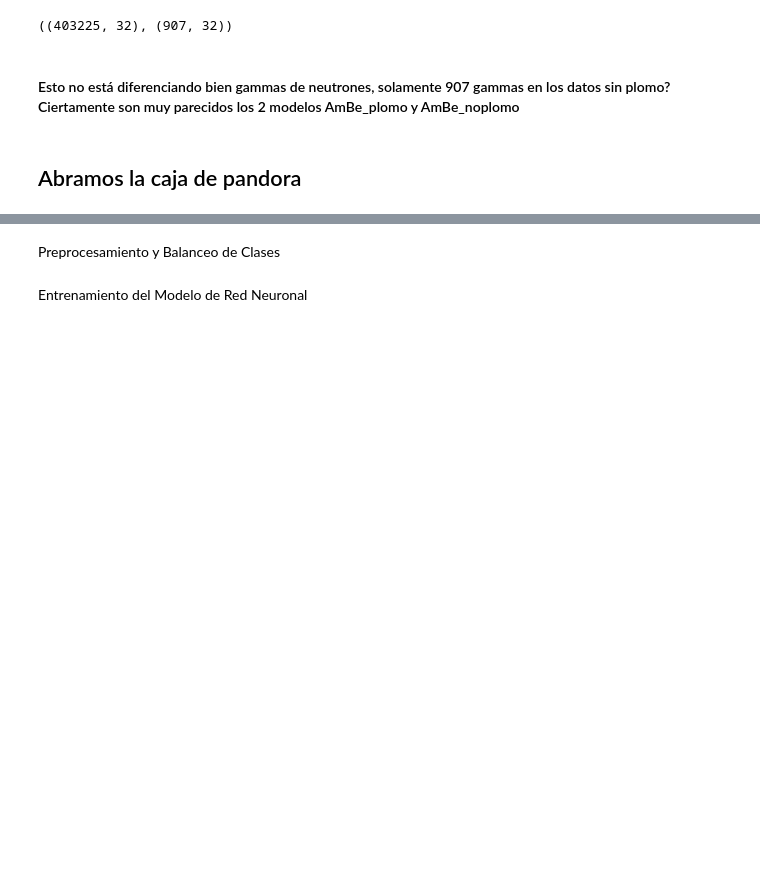
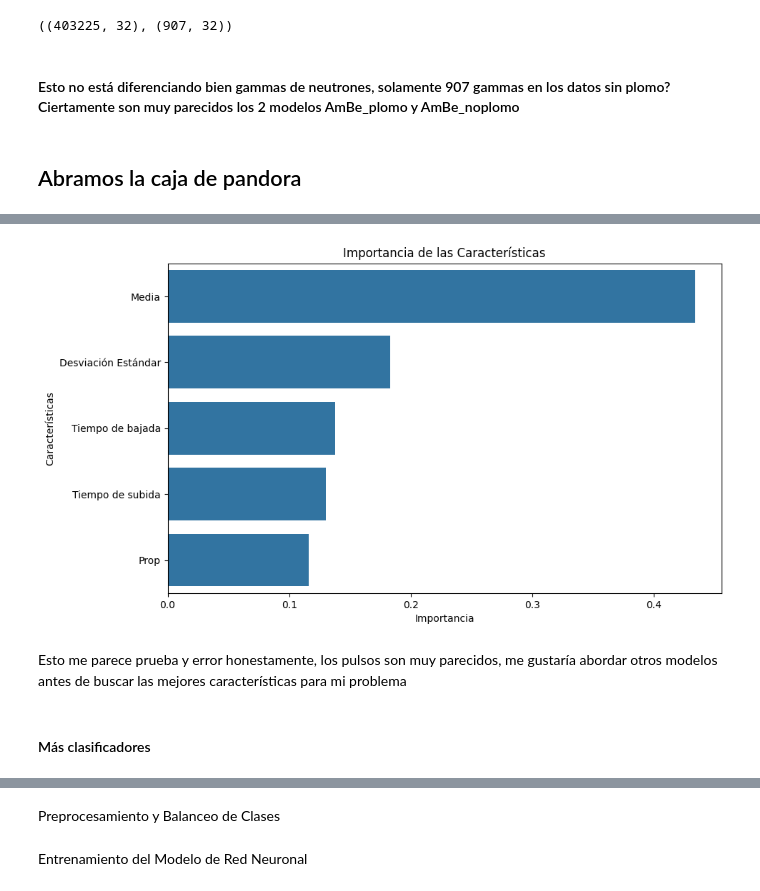
Before and after one commit to saisito/MLF_nunez-alejandro, a Jupyter notebook: nunez-alejandro.ipynb, the cells around one changed output, grey strips where cells are left out. Cells and saved outputs as stored; diff of their text form; code cells hidden in the pictures; blank space fills up the shorter version.

```diff
--- a/nunez-alejandro.ipynb
+++ b/nunez-alejandro.ipynb
@@ -853,0 +1160,17 @@ neutrones_predicha.shape, gamma_predicha.shape
+# %%
+from sklearn.ensemble import GradientBoostingClassifier
+from sklearn.metrics import confusion_matrix, classification_report
+
+# Definición del modelo
+gbm_clf = GradientBoostingClassifier(n_estimators=100, learning_rate=0.1, max_depth=3, random_state=42)
+
+# Entrenamiento del modelo
+gbm_clf.fit(X_train_features, y_train_balanced)
+
+# Predicciones
+y_pred_gbm = gbm_clf.predict(X_test_features)
+
+# Evaluación del modelo
+print("Gradient Boosting Accuracy:", np.mean(y_pred_gbm == y_test))
+print("Confusion Matrix:\n", confusion_matrix(y_test, y_pred_gbm))
+print("Classification Report:\n", classification_report(y_test, y_pred_gbm))
@@ -853,0 +1191,25 @@ neutrones_predicha.shape, gamma_predicha.shape
+# %%
+import matplotlib.pyplot as plt
+import seaborn as sns
+
+# Importancia de las características
+feature_importances = gbm_clf.feature_importances_
+features = ['Media', 'Desviación Estándar', 'Prop', 'Tiempo de subida', 'Tiempo de bajada']
+
+# Crear un DataFrame para facilitar la visualización
+importancia_df = pd.DataFrame({'Características': features, 'Importancia': feature_importances})
+
+# Ordenar por importancia
+importancia_df = importancia_df.sort_values(by='Importancia', ascending=False)
+
+# Gráfico de barras de la importancia de las características
+plt.figure(figsize=(10, 6))
+sns.barplot(x='Importancia', y='Características', data=importancia_df)
+plt.title('Importancia de las Características')
+plt.show()
+# %% [output]
+[figure, added]
+# %% [markdown]
+Esto me parece prueba y error honestamente, los pulsos son muy parecidos, me gustaría abordar otros modelos antes de buscar las mejores características para mi problema
+# %% [markdown]
+#### Más clasificadores
```
Also changed, not shown: parts of 52 cells of this notebook.
